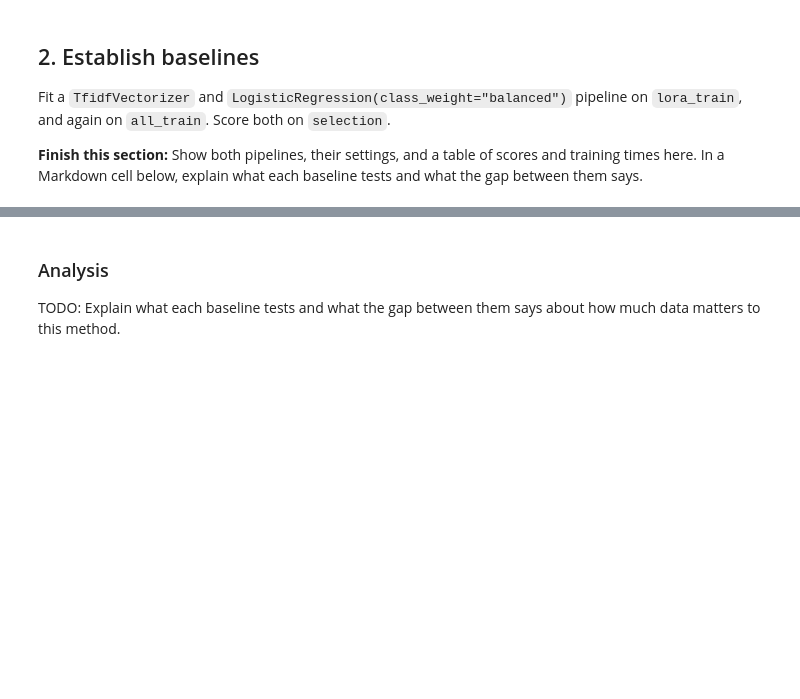
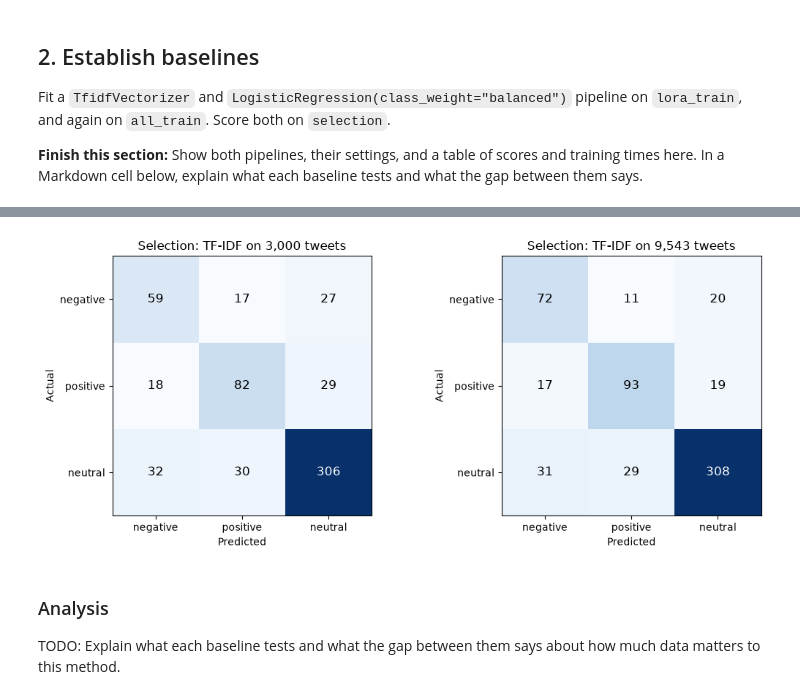
Before and after one commit to swstevens/ics635-assignment2, a Jupyter notebook: hw2.ipynb, the cells around one changed output, grey strips where cells are left out. Saved outputs shown, nothing was run; the diff lists cells and outputs as text; code cells hidden in the pictures; blank space fills up the shorter version.

```diff
--- a/hw2.ipynb
+++ b/hw2.ipynb
@@ -107,0 +132,11 @@ Summarize the labels in all four parts and read the tweets in `lora_train`. Calc
+# %%
+# Read tweets from lora_train: a seeded random sample of 8 per label (at least 5 required).
+# The index is the tweet's row in lora_train, so a tweet can be referred to in the analysis.
+train_df = lora_train.to_pandas()
+train_df["label_name"] = train_df["label"].map(ID_TO_LABEL)
+
+TWEETS_PER_LABEL = 8
+for label in LABELS:
+    sample = train_df[train_df["label_name"] == label].sample(n=TWEETS_PER_LABEL, random_state=SEED)
+    print(f"\n=== {label} ===")
+    display(sample[["text"]])
@@ -107,0 +174,6 @@ Summarize the labels in all four parts and read the tweets in `lora_train`. Calc
+# %%
+# Always answer "neutral" on selection.
+selection_gold = [ID_TO_LABEL[label] for label in selection["label"]]
+always_neutral = ["neutral"] * len(selection_gold)
+
+pd.DataFrame([score(always_neutral, selection_gold)], index=["always neutral (selection)"])
@@ -121,3 +245,32 @@ Fit a `TfidfVectorizer` and `LogisticRegression(class_weight="balanced")` pipeli
+# %%
+from sklearn.metrics import confusion_matrix
+import matplotlib.pyplot as plt
+
+
+def plot_confusion(ax, gold, preds, title):
+    """Draw a confusion matrix: rows are true labels, columns are predicted labels."""
+    # Add an "unparsed" column only if some LLM output didn't parse.
+    pred_labels = LABELS + ["unparsed"] if "unparsed" in preds else LABELS
+    # Gold labels are never "unparsed", so keep only the 3 real rows.
+    cm = confusion_matrix(gold, preds, labels=pred_labels)[: len(LABELS)]
+
+    ax.imshow(cm, cmap="Blues")
+    for i in range(cm.shape[0]):
+        for j in range(cm.shape[1]):
+            ax.text(j, i, cm[i, j], ha="center", va="center", fontsize=12,
+                    color="white" if cm[i, j] > cm.max() / 2 else "black")
+    ax.set(xticks=range(len(pred_labels)), yticks=range(len(LABELS)),
+           xticklabels=pred_labels, yticklabels=LABELS,
+           xlabel="Predicted", ylabel="Actual", title=title)
+
+
+fig, axes = plt.subplots(1, 2, figsize=(11, 4.5))
+plot_confusion(axes[0], selection_gold, list(lora_pred), "Selection: TF-IDF on 3,000 tweets")
+plot_confusion(axes[1], selection_gold, list(all_pred), "Selection: TF-IDF on 9,543 tweets")
+plt.tight_layout()
+plt.show()
+# %% [output]
+[figure, added]
 # %% [markdown]
 ### Analysis
 
```
Also changed, not shown: parts of 7 cells of this notebook, 2 other files.
